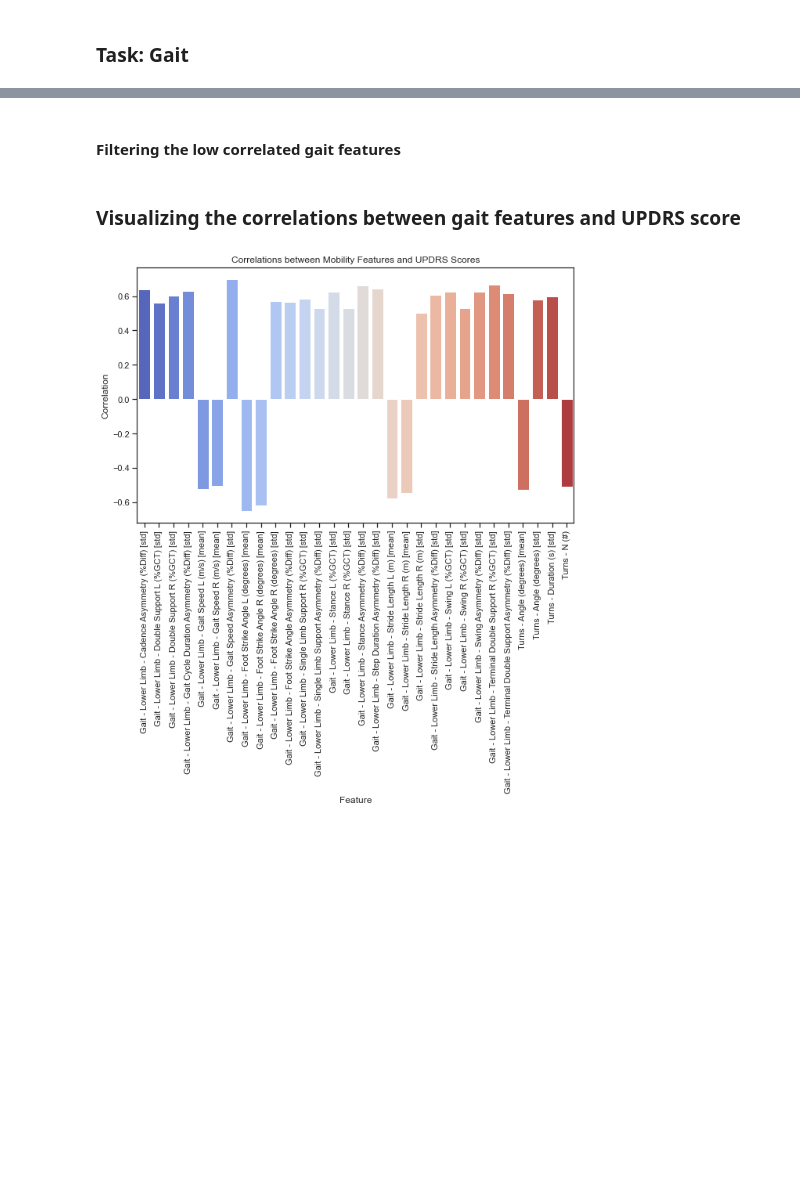
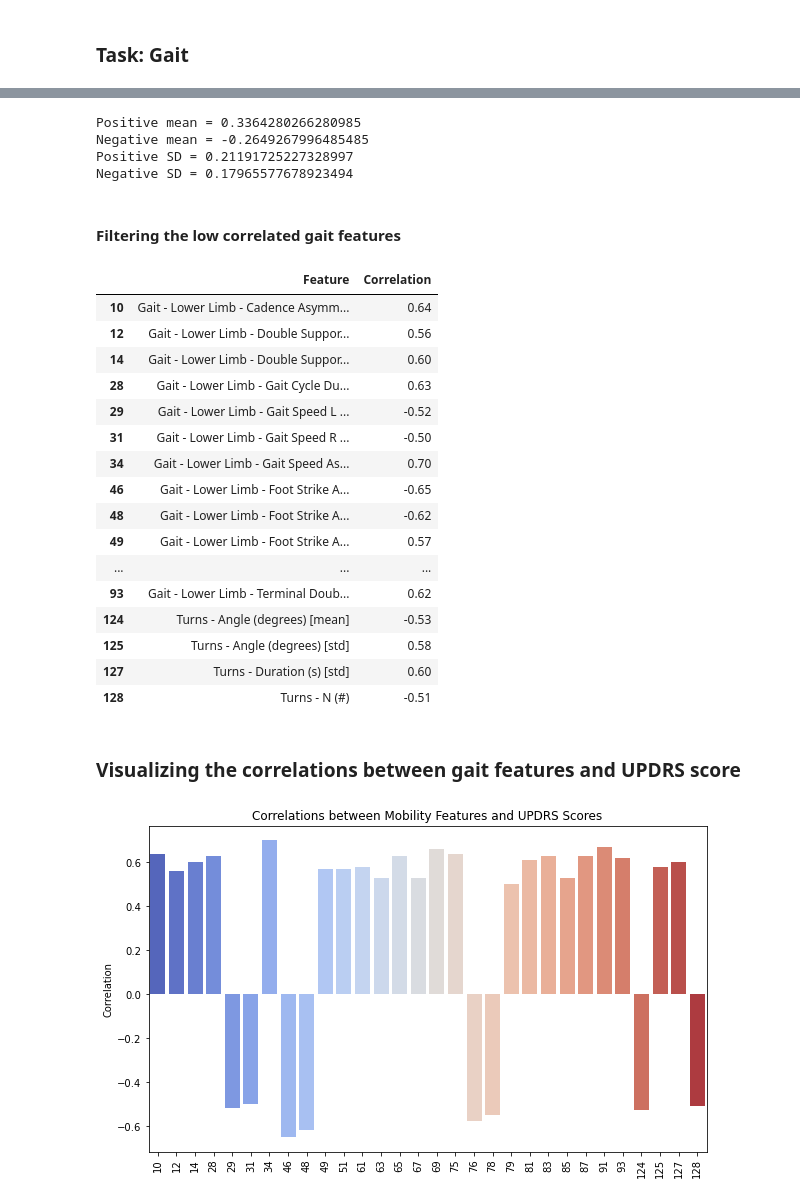
Before and after one commit to 11hoda11/fusion, a Jupyter notebook: correlation.ipynb, the cells around one changed output, grey strips where cells are left out. Cells and saved outputs as stored; diff of their text form; code cells hidden in the pictures; blank space fills up the shorter version.

```diff
--- a/correlation.ipynb
+++ b/correlation.ipynb
@@ -360,7 +467,9 @@ plt.show()
 # %%
 import pandas as pd
 
-gait_features = pd.read_csv('C:/Users/sibas/Google Drive Streaming/My Drive/UBC/Codes/fusion/Gait_features.csv')
+gait_features = pd.read_csv('C:/Users/hodan/Google Drive/UBC/Codes/fusion/Gait_features.csv')
+#gait_features = pd.read_csv('C:/Users/sibas/Google Drive Streaming/My Drive/UBC/Codes/fusion/Gait_features.csv')
+
 Gait_csv_file_name = 'MLK Walk_trials.csv'
 selected_features = gait_features.iloc[:,0]
 
@@ -399,21 +521,55 @@ Gait_correlation_df = pd.DataFrame(Gait_correlations,columns=['Feature', 'Correl
+# %%
+Gait_positive_mean = Gait_correlation_df['Correlation'][Gait_correlation_df['Correlation']>0].mean()
+Gait_negative_mean = Gait_correlation_df['Correlation'][Gait_correlation_df['Correlation']<0].mean()
+
+Gait_positive_SD = Gait_correlation_df['Correlation'][Gait_correlation_df['Correlation']>0].std()
+Gait_negative_SD = Gait_correlation_df['Correlation'][Gait_correlation_df['Correlation']<0].std()
+
+print(f"Positive mean = {Gait_positive_mean}")
+print(f"Negative mean = {Gait_negative_mean}")
+print(f"Positive SD = {Gait_positive_SD}")
+print(f"Negative SD = {Gait_negative_SD}")
+# %% [output]
+Positive mean = 0.3364280266280985
+Negative mean = -0.2649267996485485
+Positive SD = 0.21191725227328997
+Negative SD = 0.17965577678923494
 # %% [markdown]
 #### Filtering the low correlated gait features
 # %%
 High_Gait_correlated_features = Gait_correlation_df[
-    (Gait_correlation_df['Correlation'] > 0.5) | (Gait_correlation_df['Correlation'] < -0.5)]
-#High_Gait_correlated_features
+    (Gait_correlation_df['Correlation'] > 0.5) | (Gait_correlation_df['Correlation'] < -0.5)].round(2)
+High_Gait_correlated_features
+# %% [output]
+|  | Feature | Correlation |
+| 10 | Gait - Lower Limb - Cadence Asymm... | 0.64 |
+| 12 | Gait - Lower Limb - Double Suppor... | 0.56 |
+| 14 | Gait - Lower Limb - Double Suppor... | 0.60 |
+| 28 | Gait - Lower Limb - Gait Cycle Du... | 0.63 |
+| 29 | Gait - Lower Limb - Gait Speed L ... | -0.52 |
+| 31 | Gait - Lower Limb - Gait Speed R ... | -0.50 |
+| 34 | Gait - Lower Limb - Gait Speed As... | 0.70 |
+| 46 | Gait - Lower Limb - Foot Strike A... | -0.65 |
+| 48 | Gait - Lower Limb - Foot Strike A... | -0.62 |
+| 49 | Gait - Lower Limb - Foot Strike A... | 0.57 |
+| ... | ... | ... |
+| 93 | Gait - Lower Limb - Terminal Doub... | 0.62 |
+| 124 | Turns - Angle (degrees) [mean] | -0.53 |
+| 125 | Turns - Angle (degrees) [std] | 0.58 |
+| 127 | Turns - Duration (s) [std] | 0.60 |
+| 128 | Turns - N (#) | -0.51 |
 # %% [markdown]
 ### Visualizing the correlations between gait features and UPDRS score
 # %%
 import pandas as pd
 import seaborn as sns
 import matplotlib.pyplot as plt
 
 # Create a bar plot
 plt.figure(figsize=(10, 6))
-sns.barplot(x='Feature', y='Correlation', data=High_Gait_correlated_features, palette="coolwarm")
+sns.barplot(x=High_Gait_correlated_features.index, y='Correlation', data=High_Gait_correlated_features, palette="coolwarm")
 plt.xticks(rotation=90)
 plt.title("Correlations between Mobility Features and UPDRS Scores")
 plt.show()
 # %% [output]
-[figure, old version]
+[figure, new version]
```
Also changed, not shown: parts of 12 cells of this notebook.
